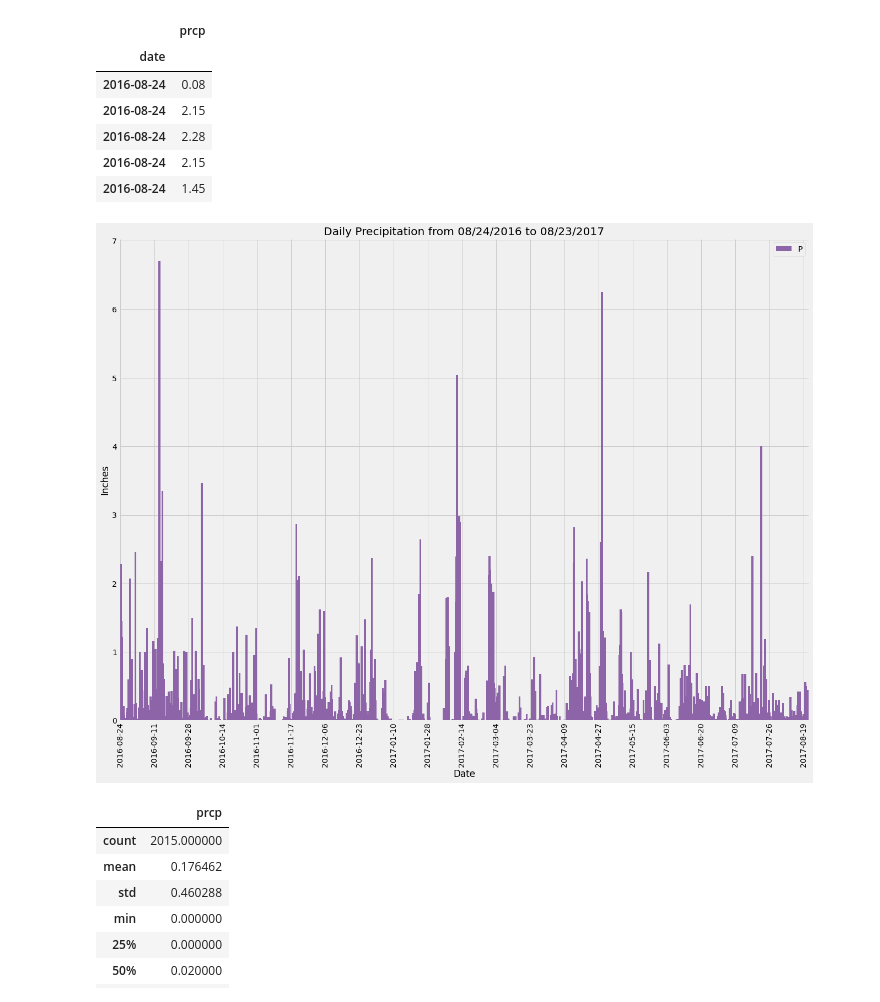
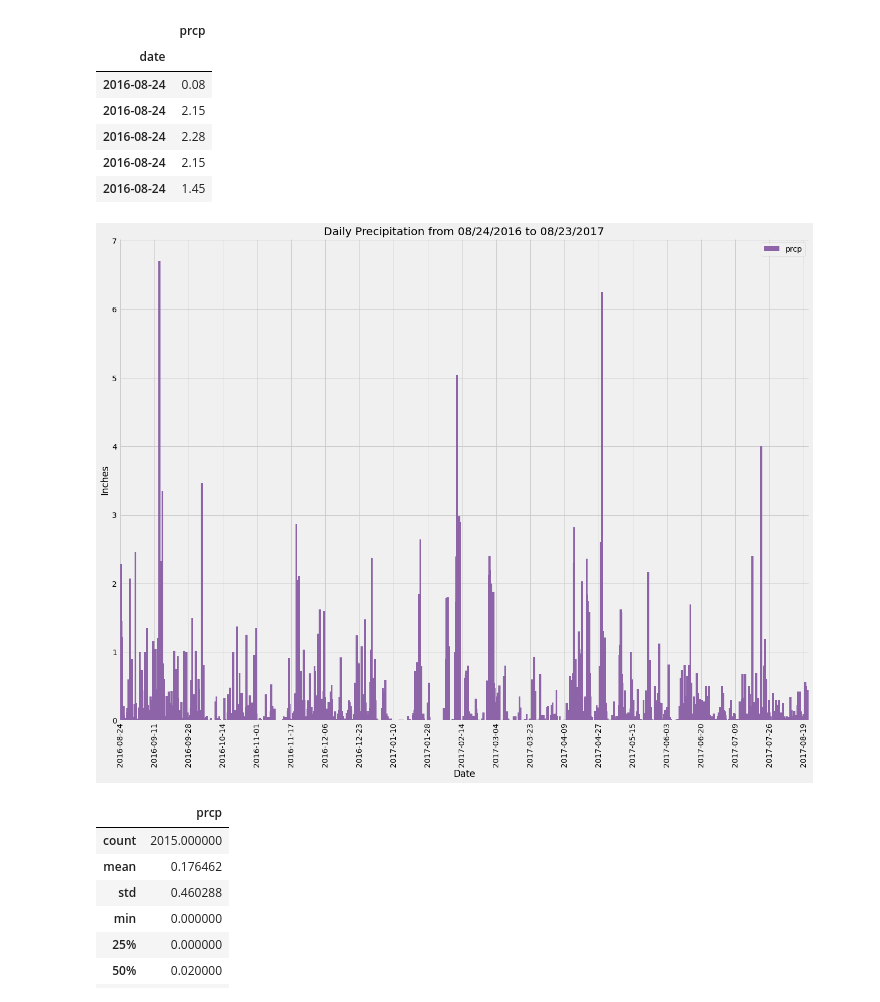
Before and after one commit to zarzarbinks0702/Hawaii-Precipitation-and-Temperature-Review, a Jupyter notebook: climate_precipitation_analysis.ipynb, the cells around one changed output. Cells and saved outputs as stored; diff of their text form; code cells hidden in the pictures.

```diff
--- a/climate_precipitation_analysis.ipynb
+++ b/climate_precipitation_analysis.ipynb
@@ -101,15 +101,14 @@ last_12_months_prcp_df.head()
 # %%
 #plotting results with df.plot
 last_12_months_prcp_df.plot(kind='bar', figsize=(20, 15), width=6, color='#8D64A7')
 plt.ylabel('Inches')
 plt.xlabel('Date')
-plt.legend('Precipitation', loc='best')
 plt.title('Daily Precipitation from 08/24/2016 to 08/23/2017')
 plt.xticks(np.arange(0, len(last_12_months_prcp_df)+1, 100))
 
 plt.show()
 # %% [output]
-[figure, old version]
+[figure, new version]
 # %%
 #print summary statistics
 last_12_months_prcp_df.describe()
```
